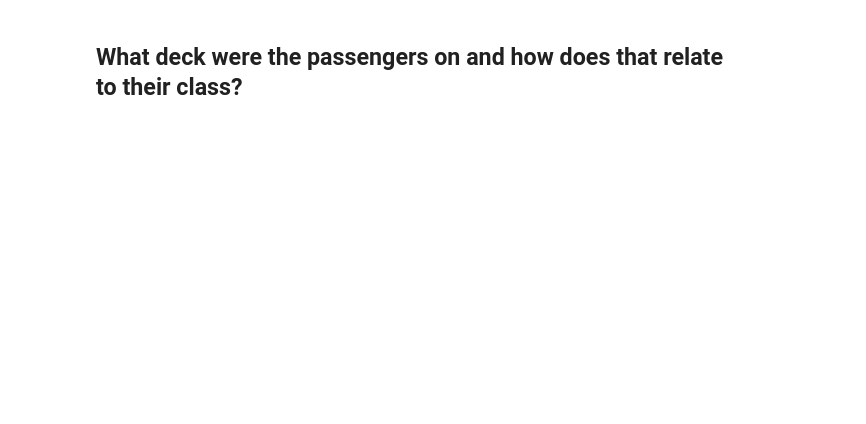
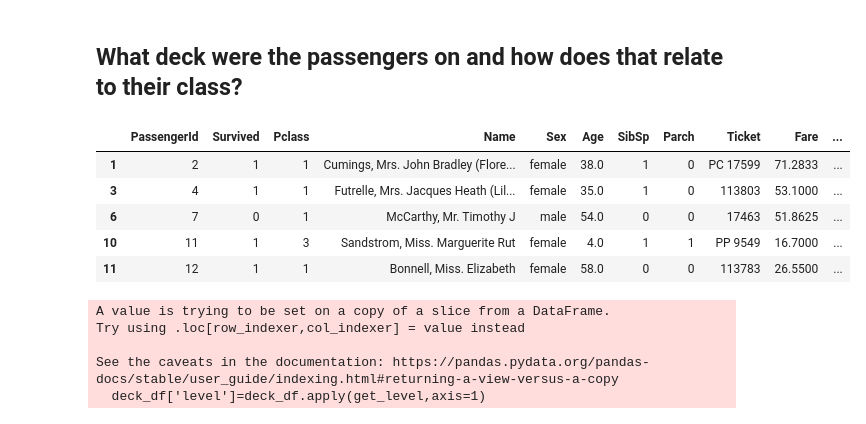
Before and after one commit to TerekliTahaBerk/data-science-portfolio, a Jupyter notebook: Titanic Dataset Exploratory Data Analysis/Titanic_Dataset_Exploratory_Data_Analysis.ipynb, the cells around one changed output. Cells and saved outputs as stored; diff of their text form; code cells hidden in the pictures; blank space fills up the shorter version.

```diff
--- a/Titanic Dataset Exploratory Data Analysis/Titanic_Dataset_Exploratory_Data_Analysis.ipynb
+++ b/Titanic Dataset Exploratory Data Analysis/Titanic_Dataset_Exploratory_Data_Analysis.ipynb
@@ -171,0 +175,9 @@ This will become an error in seaborn v0.14.0; please update your code.
+# %%
+deck_df.head()
+# %% [output]
+|  | PassengerId | Survived | Pclass | Name | Sex | Age | SibSp | Parch | Ticket | Fare | ... |
+| 1 | 2 | 1 | 1 | Cumings, Mrs. John Bradley (Flore... | female | 38.0 | 1 | 0 | PC 17599 | 71.2833 | ... |
+| 3 | 4 | 1 | 1 | Futrelle, Mrs. Jacques Heath (Lil... | female | 35.0 | 1 | 0 | 113803 | 53.1000 | ... |
+| 6 | 7 | 0 | 1 | McCarthy, Mr. Timothy J | male | 54.0 | 0 | 0 | 17463 | 51.8625 | ... |
+| 10 | 11 | 1 | 3 | Sandstrom, Miss. Marguerite Rut | female | 4.0 | 1 | 1 | PP 9549 | 16.7000 | ... |
+| 11 | 12 | 1 | 1 | Bonnell, Miss. Elizabeth | female | 58.0 | 0 | 0 | 113783 | 26.5500 | ... |
@@ -171,0 +191,8 @@ This will become an error in seaborn v0.14.0; please update your code.
+# %%
+deck_df['level']=deck_df.apply(get_level,axis=1)
+# %% [output]
+A value is trying to be set on a copy of a slice from a DataFrame.
+Try using .loc[row_indexer,col_indexer] = value instead
+
+See the caveats in the documentation: https://pandas.pydata.org/pandas-docs/stable/user_guide/indexing.html#returning-a-view-versus-a-copy
+  deck_df['level']=deck_df.apply(get_level,axis=1)
```
Also changed, not shown: parts of 19 cells of this notebook.
